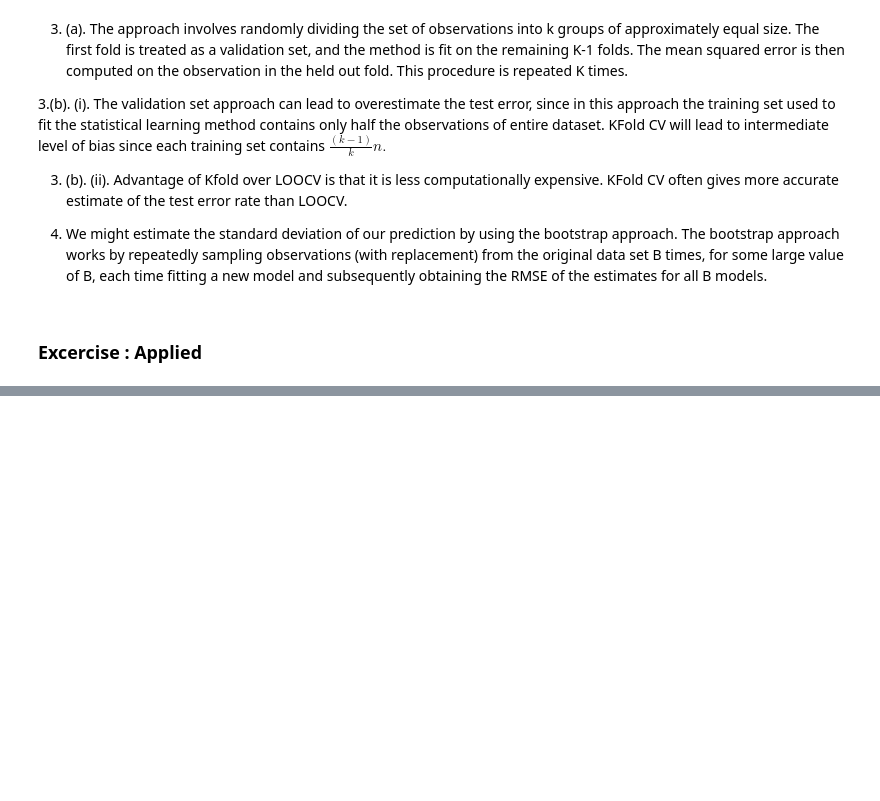
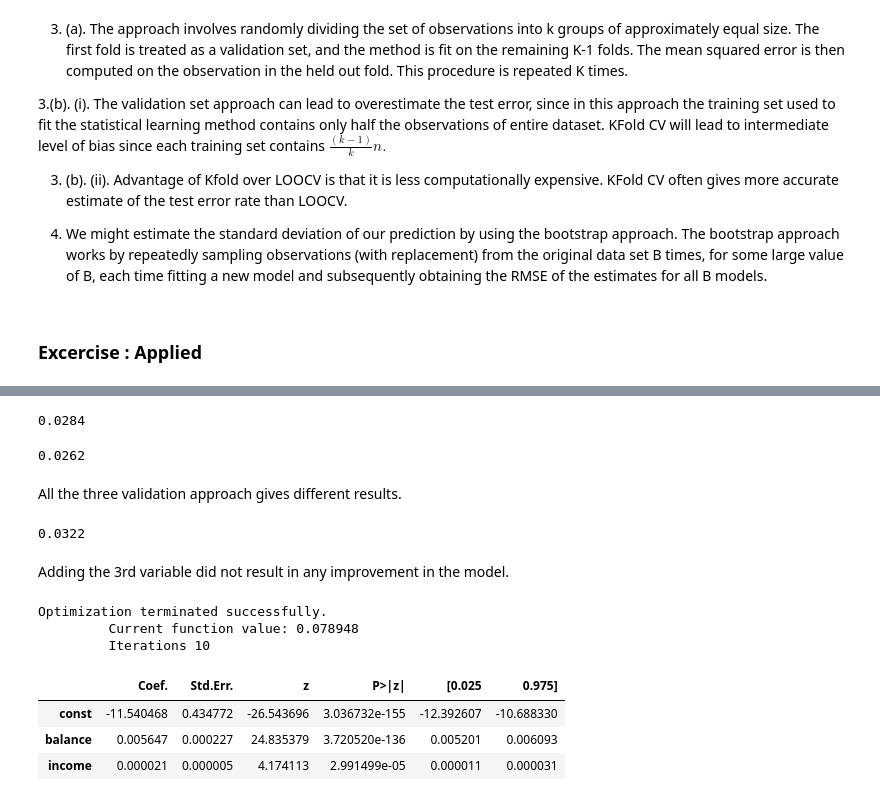
Before and after one commit to atystats/ISLR_Notes_codes, a Jupyter notebook: Chapter 5.ipynb, the cells around one changed output, grey strips where cells are left out. Saved outputs shown, nothing was run; the diff lists cells and outputs as text; code cells hidden in the pictures; blank space fills up the shorter version.

Commit message:
Notebook for ISLR

```diff
--- a/Chapter 5.ipynb
+++ b/Chapter 5.ipynb
@@ -429,3 +430,11 @@ KFold CV will lead to intermediate level of bias since each training set contain
 4. We might estimate the standard deviation of our prediction by using the bootstrap approach. The bootstrap approach works by repeatedly sampling observations (with replacement) from the original data set B times, for some large value of B, each time fitting a new model and subsequently obtaining the RMSE of the estimates for all B models.
 # %% [markdown]
 ### Excercise : Applied
+# %%
+url = "https://raw.githubusercontent.com/atystats/ISLR_Notes_codes/master/Datasets/Default.csv"
+Default = pd.read_csv(url, error_bad_lines = False, index_col = 0)
+Default['Default_0_1'] = 0
+Default.loc[Default['default'] == 'Yes', 'Default_0_1'] = 1
+Default['Student_0_1'] = 0
+Default.loc[Default['student'] == 'Yes', 'Student_0_1'] = 1
+Default['Default_0_1'].value_counts()
@@ -431,0 +470,48 @@ KFold CV will lead to intermediate level of bias since each training set contain
+# %%
+# 5.(c). Repeating using different train and test split.
+X_train, X_test, y_train, y_test = train_test_split(X, y, test_size=0.5, random_state=40)
+clf = LogisticRegression()
+clf.fit(X_train,y_train)
+prediction = clf.predict(X_test)
+(prediction != y_test).mean()
+# %% [output]
+0.0284
+# %%
+X_train, X_test, y_train, y_test = train_test_split(X, y, test_size=0.5, random_state=60)
+clf = LogisticRegression()
+clf.fit(X_train,y_train)
+prediction = clf.predict(X_test)
+(prediction != y_test).mean()
+# %% [output]
+0.0262
+# %% [markdown]
+All the three validation approach gives different results.
+# %%
+X = np.array(Default[['balance','income','Student_0_1']])
+y = np.array(Default['Default_0_1'])
+
+X_train, X_test, y_train, y_test = train_test_split(X, y, test_size=0.5, random_state=20)
+clf = LogisticRegression()
+clf.fit(X_train,y_train)
+prediction = clf.predict(X_test)
+(prediction != y_test).mean()
+# %% [output]
+0.0322
+# %% [markdown]
+ Adding the 3rd variable did not result in any improvement in the model.
+# %%
+# 6.(a). Fit logistic regression and get standard error of each coefficient.
+X_train = Default[['balance','income']]
+y_train = Default['Default_0_1']
+X_train = sm.add_constant(X_train)
+
+clf = sm.Logit(y_train, X_train).fit()
+clf.summary2().tables[1]
+# %% [output]
+Optimization terminated successfully.
+         Current function value: 0.078948
+         Iterations 10
+|  | Coef. | Std.Err. | z | P>|z| | [0.025 | 0.975] |
+| const | -11.540468 | 0.434772 | -26.543696 | 3.036732e-155 | -12.392607 | -10.688330 |
+| balance | 0.005647 | 0.000227 | 24.835379 | 3.720520e-136 | 0.005201 | 0.006093 |
+| income | 0.000021 | 0.000005 | 4.174113 | 2.991499e-05 | 0.000011 | 0.000031 |
```
Also changed, not shown: parts of 14 cells of this notebook.
